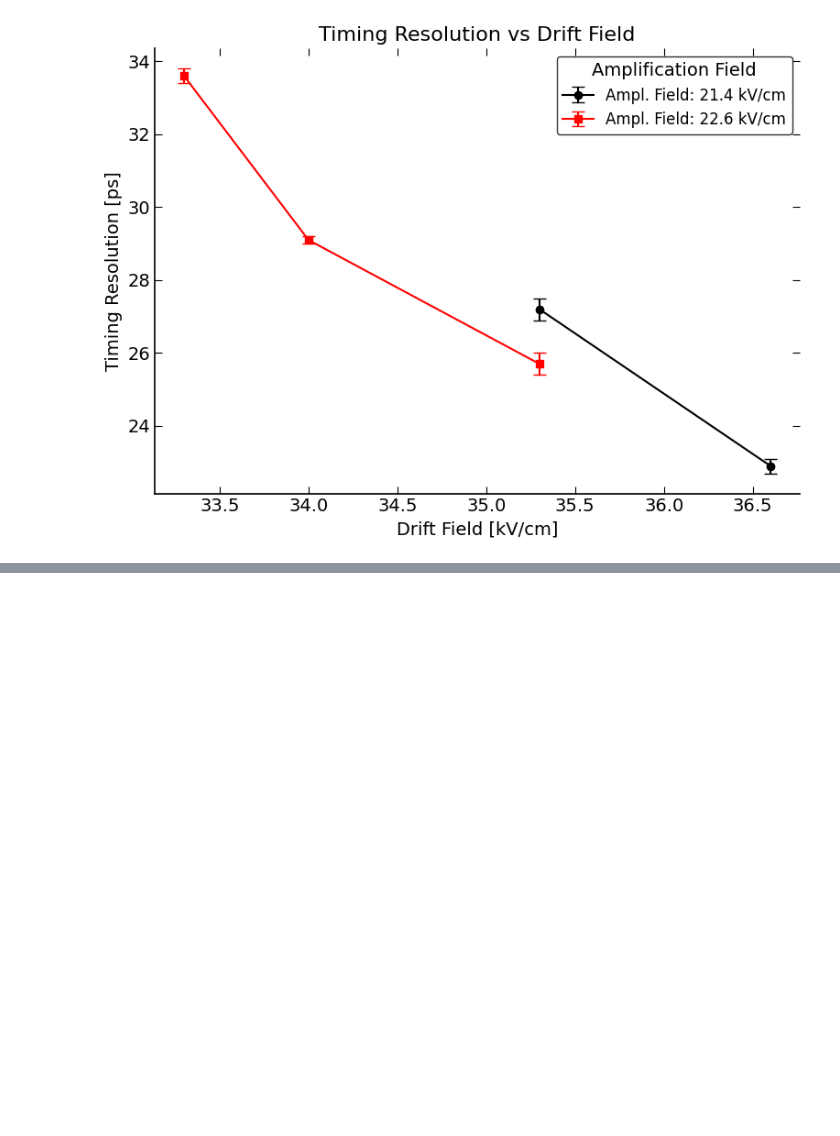
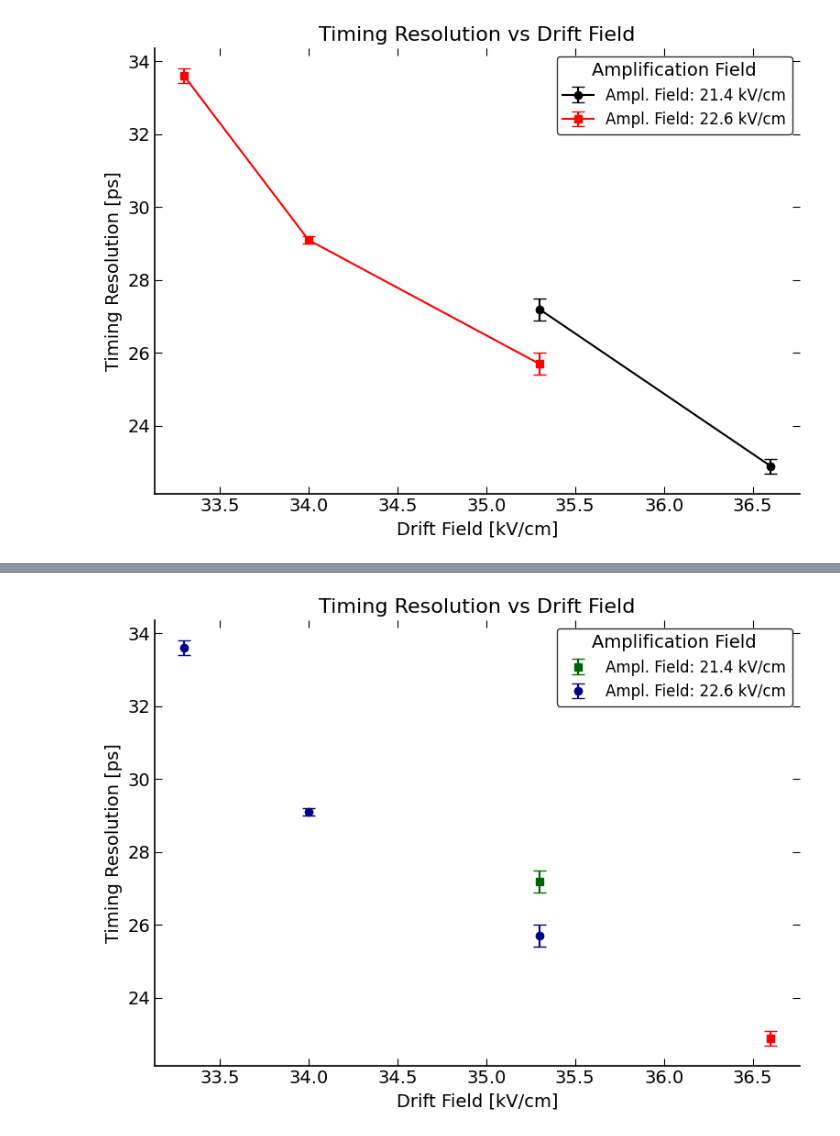
Before and after one commit to akallitss/py_analysis, a Jupyter notebook: single_pad_analysis/voltage_scan_10MO.ipynb, the cells around one changed output, grey strips where cells are left out. Drawn from its saved outputs; the diff is of its cells as text; code cells hidden in the pictures; blank space fills up the shorter version.

Commit message:
change coloring

```diff
--- a/single_pad_analysis/voltage_scan_10MO.ipynb
+++ b/single_pad_analysis/voltage_scan_10MO.ipynb
@@ -149,3 +149,69 @@ findfont: Generic family 'serif' not found because none of the following familie
 findfont: Generic family 'serif' not found because none of the following families were found: Times New Roman
 findfont: Generic family 'serif' not found because none of the following families were found: Times New Roman
 [figure]
+# %%
+
+# Set ROOT-like style
+plt.rcParams.update({
+    "font.family": "serif",
+    "font.serif": ["Times New Roman"],
+    "font.size": 14,
+    "axes.linewidth": 1.2,
+    "xtick.direction": "in",
+    "ytick.direction": "in",
+    "xtick.major.size": 6,
+    "ytick.major.size": 6,
+    "xtick.minor.size": 3,
+    "ytick.minor.size": 3,
+    "xtick.top": True,
+    "ytick.right": True,
+    "legend.frameon": True,
+    "legend.edgecolor": "black"
+})
+
+# Raw data
+drift_fields = [33.3, 34.0, 35.3, 35.3, 36.6]
+ampl_fields = [22.6, 22.6, 22.6, 21.4, 21.4]
+timing_resolutions = [33.6, 29.1, 25.7, 27.2, 22.9]
+errors = [0.2, 0.1, 0.3, 0.3, 0.2]
+
+# Organize data by unique amplification field
+unique_ampl_fields = sorted(set(ampl_fields))
+data_by_ampl = {a: {"x": [], "y": [], "err": [], "indices": []} for a in unique_ampl_fields}
+
+for idx, (x, a, y, e) in enumerate(zip(drift_fields, ampl_fields, timing_resolutions, errors)):
+    data_by_ampl[a]["x"].append(x)
+    data_by_ampl[a]["y"].append(y)
+    data_by_ampl[a]["err"].append(e)
+    data_by_ampl[a]["indices"].append(idx)
+
+# Plot
+fig, ax = plt.subplots(figsize=(8, 6))
+colors = {22.6: 'darkblue', 21.4: 'darkgreen'}
+markers = {22.6: 'o', 21.4: 's'}
+
+# Highlight the highest drift field point in red
+max_drift_index = np.argmax(drift_fields)
+highlight_x = drift_fields[max_drift_index]
+highlight_y = timing_resolutions[max_drift_index]
+highlight_err = errors[max_drift_index]
+
+for a_field in unique_ampl_fields:
+    d = data_by_ampl[a_field]
+    for i, (x, y, e, idx) in enumerate(zip(d["x"], d["y"], d["err"], d["indices"])):
+        color = 'red' if idx == max_drift_index else colors[a_field]
+        marker = markers[a_field]
+        ax.errorbar(x, y, yerr=e, fmt=marker, color=color,
+                    capsize=5, markersize=6, label=None if idx != d["indices"][0] else f'Ampl. Field: {a_field} kV/cm')
+
+ax.set_xlabel("Drift Field [kV/cm]")
+ax.set_ylabel("Timing Resolution [ps]")
+ax.set_title("Timing Resolution vs Drift Field", fontsize=16)
+ax.grid(False)
+ax.legend(title="Amplification Field", fontsize=12)
+ax.spines['top'].set_visible(False)
+ax.spines['right'].set_visible(False)
+
+plt.tight_layout()
+plt.show()
+# %% [output]
@@ -151,0 +235 @@ findfont: Generic family 'serif' not found because none of the following familie
+[figure, added]
```
Also changed, not shown: parts of 1 cell of this notebook.
